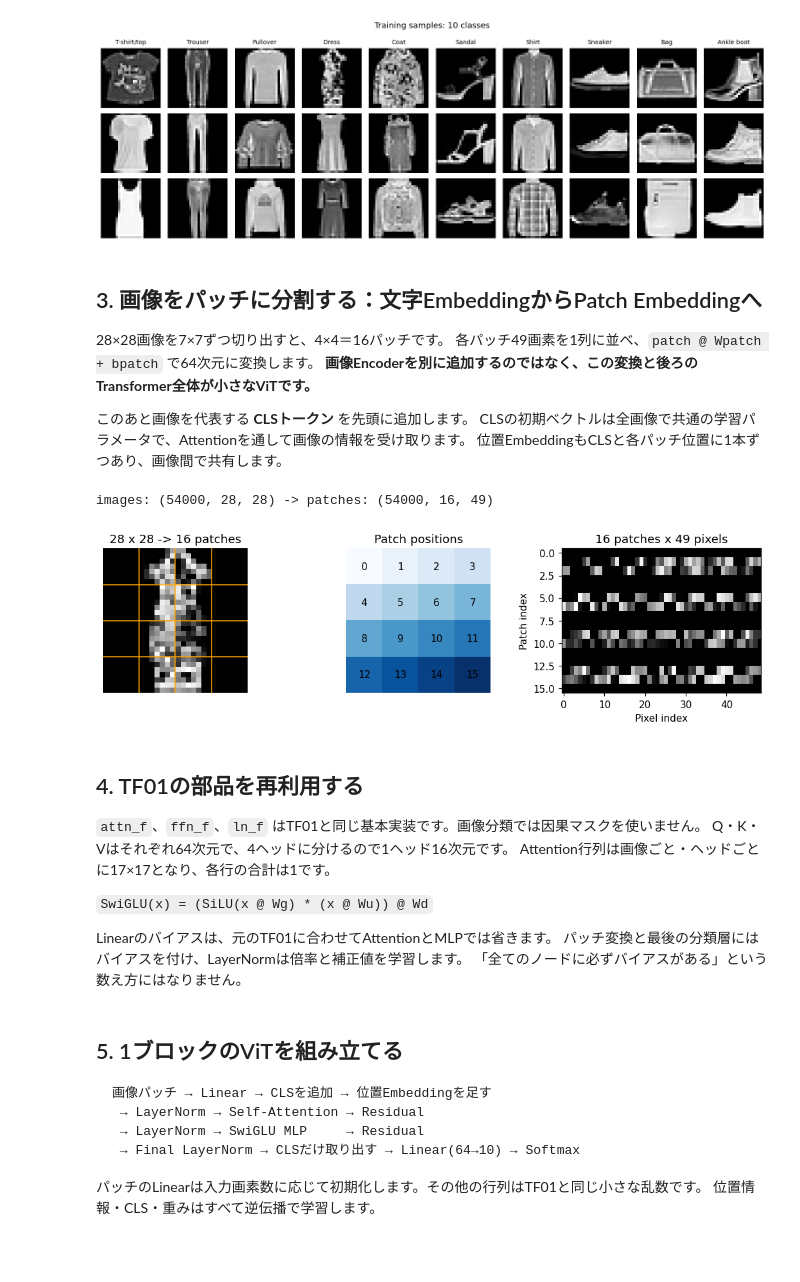
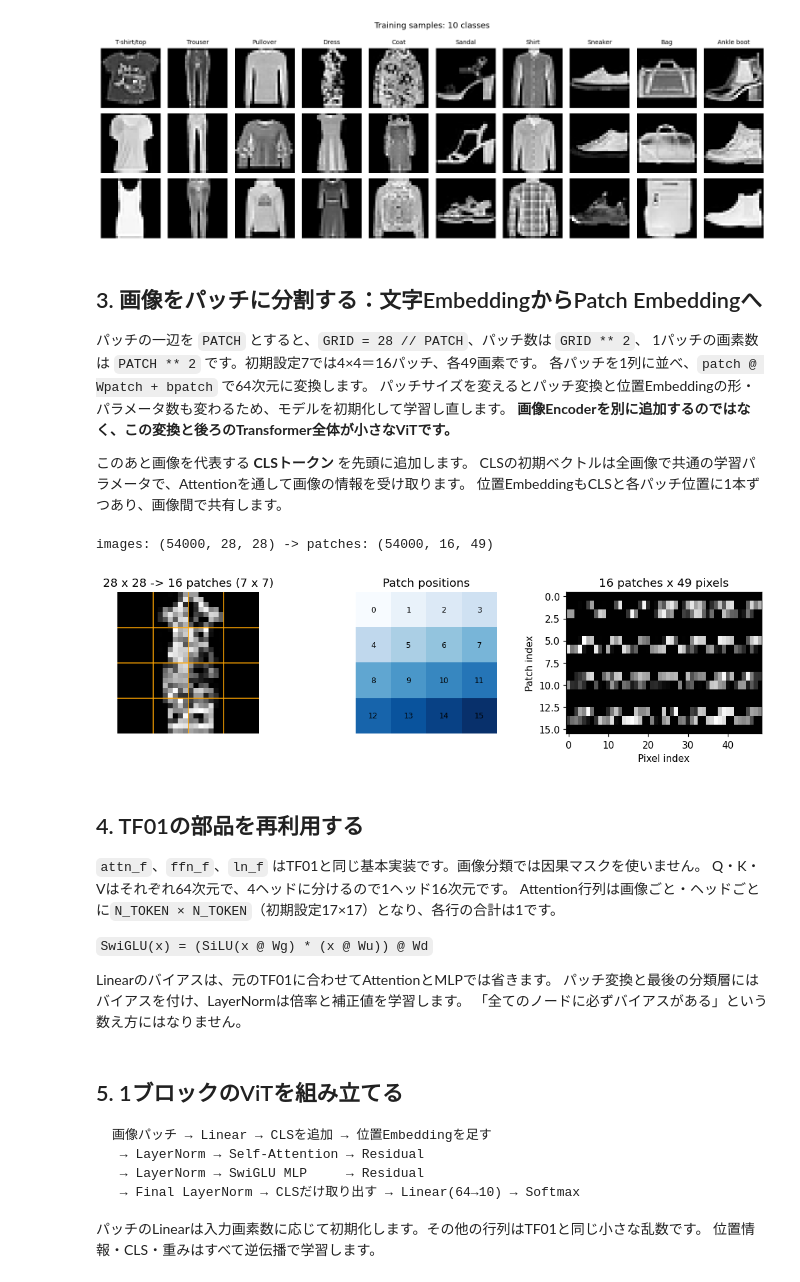
Before and after one commit to ilu-h-bando/dl-tutorial, a Jupyter notebook: transformer/TF02_vision_transformer_fashion.ipynb, the cells around one changed output. Cells and saved outputs as stored; diff of their text form; code cells hidden in the pictures; blank space fills up the shorter version.

```diff
--- a/transformer/TF02_vision_transformer_fashion.ipynb
+++ b/transformer/TF02_vision_transformer_fashion.ipynb
@@ -63,7 +68,10 @@ except ImportError:
 
 SEED = 0
 IMAGE_SIZE = 28
-PATCH = 7
+PATCH = 7  # 1, 2, 4, 7, 14, 28 から選択。変更後はこのセルからすべて再実行
+SUPPORTED_PATCHES = (1, 2, 4, 7, 14, 28)
+if isinstance(PATCH, (bool, np.bool_)) or not isinstance(PATCH, (int, np.integer)) or PATCH not in SUPPORTED_PATCHES:
+    raise ValueError(f'PATCHは{SUPPORTED_PATCHES}のいずれかを指定してください: {PATCH!r}')
 GRID = IMAGE_SIZE // PATCH
 N_PATCH = GRID * GRID
 PATCH_DIM = PATCH * PATCH
@@ -77,7 +85,15 @@ N_TOKEN = N_PATCH + 1  # CLS + パッチ
 TRAIN_PER_CLASS = 5400  # クラスごとに6000 - 検証600
 VAL_PER_CLASS = 600
 EPOCHS = 8
-BATCH = 32
+REQUESTED_BATCH = 32
+REQUESTED_EVAL_BATCH = 128
+# Attention配列1枚ぶんの要素数を目安にバッチを抑える。総メモリの上限ではありません。
+MAX_ATTENTION_ELEMENTS = 2_500_000
+if REQUESTED_BATCH < 1 or REQUESTED_EVAL_BATCH < 1 or MAX_ATTENTION_ELEMENTS < 1:
+    raise ValueError('バッチとAttention予算は1以上にしてください')
+SAFE_BATCH = max(1, MAX_ATTENTION_ELEMENTS // (N_HEAD * N_TOKEN * N_TOKEN))
+BATCH = min(REQUESTED_BATCH, SAFE_BATCH)
+EVAL_BATCH = min(REQUESTED_EVAL_BATCH, SAFE_BATCH)
 STEPS = None  # 分割後、ceil(学習枚数 / BATCH) * EPOCHSから計算
 MAX_TRAIN_SECONDS = 300.0  # Noneならステップ数だけで終了
 EVAL_EVERY = None  # 各エポック末に検証する
@@ -86,7 +102,7 @@ WEIGHT_DECAY = 0.01
 DROPOUT = 0.05
 USE_POSITION = True
 DATA_DIR = Path('fashion_mnist')
-OUTPUT_DIR = Path('tf02_results')
+OUTPUT_DIR = Path('tf02_results') / f'patch_{PATCH}'  # パッチサイズ別に保存
 
 CLASS_NAMES = ['T-shirt/top', 'Trouser', 'Pullover', 'Dress', 'Coat',
                'Sandal', 'Shirt', 'Sneaker', 'Bag', 'Ankle boot']
@@ -97,6 +113,14 @@ assert 0 <= DROPOUT < 1 and EPOCHS >= 1 and BATCH >= 1
 assert TRAIN_PER_CLASS > 0 and VAL_PER_CLASS > 0
 assert MAX_TRAIN_SECONDS is None or MAX_TRAIN_SECONDS > 0
 print(f'NumPy {np.__version__}: {N_PATCH} patches + CLS = {N_TOKEN} tokens')
+print(f'PATCH={PATCH}: grid={GRID}x{GRID}, pixels/patch={PATCH_DIM}')
 print(f'D={D}, heads={N_HEAD}, head_dim={HD}, MLP={D_FF}, blocks=1')
+print(f'Batch: train={BATCH} (requested {REQUESTED_BATCH}), eval={EVAL_BATCH} (requested {REQUESTED_EVAL_BATCH})')
+print('Results:', OUTPUT_DIR)
+print(' patch | patches | tokens | attention elements/head | vs PATCH=7')
+for patch_size in SUPPORTED_PATCHES:
+    count = (IMAGE_SIZE // patch_size) ** 2
+    tokens = count + 1
+    print(f'{patch_size:6d} | {count:7d} | {tokens:6d} | {tokens*tokens:23,d} | {(tokens/17)**2:10.2f}x')
 # %% [output]
 NumPy 2.2.6: 16 patches + CLS = 17 tokens
@@ -246,8 +280,10 @@ val   class counts: [600 600 600 600 600 600 600 600 600 600]
 # %% [markdown]
 ## 3. 画像をパッチに分割する：文字EmbeddingからPatch Embeddingへ
 
-28×28画像を7×7ずつ切り出すと、4×4＝16パッチです。
-各パッチ49画素を1列に並べ、`patch @ Wpatch + bpatch` で64次元に変換します。
+パッチの一辺を `PATCH` とすると、`GRID = 28 // PATCH`、パッチ数は `GRID ** 2`、
+1パッチの画素数は `PATCH ** 2` です。初期設定7では4×4＝16パッチ、各49画素です。
+各パッチを1列に並べ、`patch @ Wpatch + bpatch` で64次元に変換します。
+パッチサイズを変えるとパッチ変換と位置Embeddingの形・パラメータ数も変わるため、モデルを初期化して学習し直します。
 **画像Encoderを別に追加するのではなく、この変換と後ろのTransformer全体が小さなViTです。**
 
 このあと画像を代表する **CLSトークン** を先頭に追加します。
@@ -256,43 +292,45 @@ CLSの初期ベクトルは全画像で共通の学習パラメータで、Atten
 # %%
 def patchify(images):
     images = np.asarray(images)
     assert images.ndim == 3 and images.shape[1:] == (IMAGE_SIZE, IMAGE_SIZE)
     b = len(images)
     return images.reshape(b, GRID, PATCH, GRID, PATCH).transpose(0, 1, 3, 2, 4).reshape(b, N_PATCH, PATCH_DIM)
 
 def unpatchify(patches):
     b = len(patches)
     return patches.reshape(b, GRID, GRID, PATCH, PATCH).transpose(0, 1, 3, 2, 4).reshape(b, IMAGE_SIZE, IMAGE_SIZE)
 
 train_patches = patchify(X_train)
 val_patches = patchify(X_val)
 assert np.array_equal(unpatchify(train_patches[:2]), X_train[:2])
 print('images:', X_train.shape, '-> patches:', train_patches.shape)
 
 fig, axes = plt.subplots(1, 3, figsize=(10, 3))
 axes[0].imshow(X_train[0], cmap='gray', vmin=-1, vmax=1)
 for boundary in range(PATCH, IMAGE_SIZE, PATCH):
     axes[0].axhline(boundary - .5, color='orange', lw=1)
     axes[0].axvline(boundary - .5, color='orange', lw=1)
-axes[0].set_title('28 x 28 -> 16 patches'); axes[0].axis('off')
+axes[0].set_title(f'{IMAGE_SIZE} x {IMAGE_SIZE} -> {N_PATCH} patches ({PATCH} x {PATCH})'); axes[0].axis('off')
 axes[1].imshow(np.arange(N_PATCH).reshape(GRID, GRID), cmap='Blues')
-for row in range(GRID):
-    for col in range(GRID):
-        axes[1].text(col, row, str(row * GRID + col), ha='center', va='center')
+# 196・784個の番号を詰め込まず、細かいパッチでは色で配置を示す。
+if GRID <= 7:
+    for row in range(GRID):
+        for col in range(GRID):
+            axes[1].text(col, row, str(row * GRID + col), ha='center', va='center', fontsize=8)
 axes[1].set_title('Patch positions'); axes[1].axis('off')
 axes[2].imshow(train_patches[0], aspect='auto', cmap='gray', vmin=-1, vmax=1)
-axes[2].set_title('16 patches x 49 pixels')
+axes[2].set_title(f'{N_PATCH} patches x {PATCH_DIM} pixels')
 axes[2].set_xlabel('Pixel index'); axes[2].set_ylabel('Patch index')
 plt.tight_layout(); plt.show()
 # %% [output]
 images: (54000, 28, 28) -> patches: (54000, 16, 49)
-[figure, old version]
+[figure, new version]
 # %% [markdown]
 ## 4. TF01の部品を再利用する
 
 `attn_f`、`ffn_f`、`ln_f` はTF01と同じ基本実装です。画像分類では因果マスクを使いません。
 Q・K・Vはそれぞれ64次元で、4ヘッドに分けるので1ヘッド16次元です。
-Attention行列は画像ごと・ヘッドごとに17×17となり、各行の合計は1です。
+Attention行列は画像ごと・ヘッドごとに`N_TOKEN × N_TOKEN`（初期設定17×17）となり、各行の合計は1です。
 
 `SwiGLU(x) = (SiLU(x @ Wg) * (x @ Wu)) @ Wd`
 
```
Also changed, not shown: parts of 13 cells of this notebook, 1 other file.
